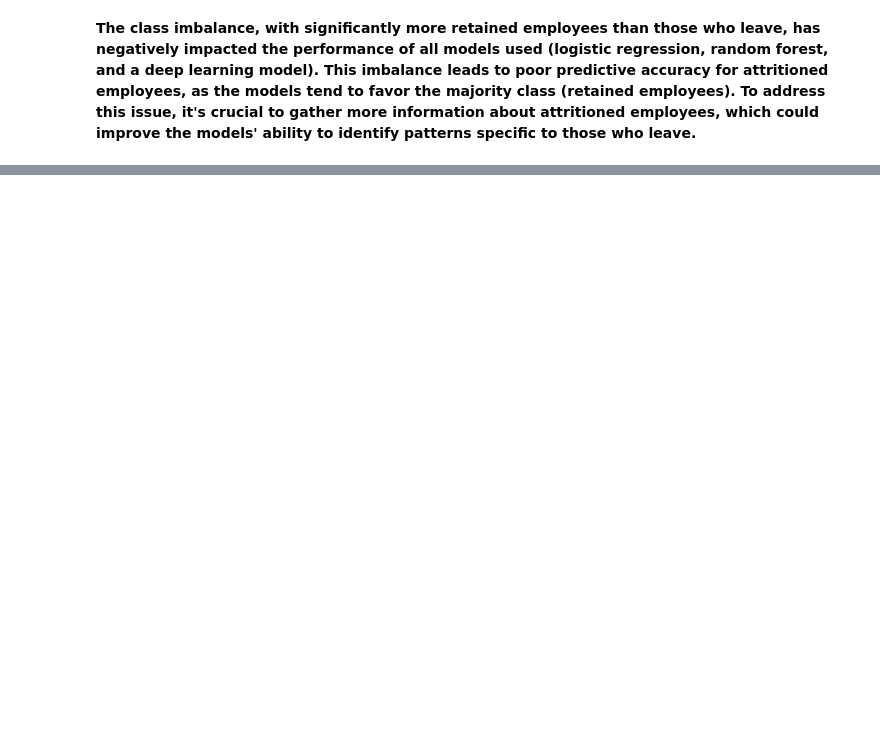
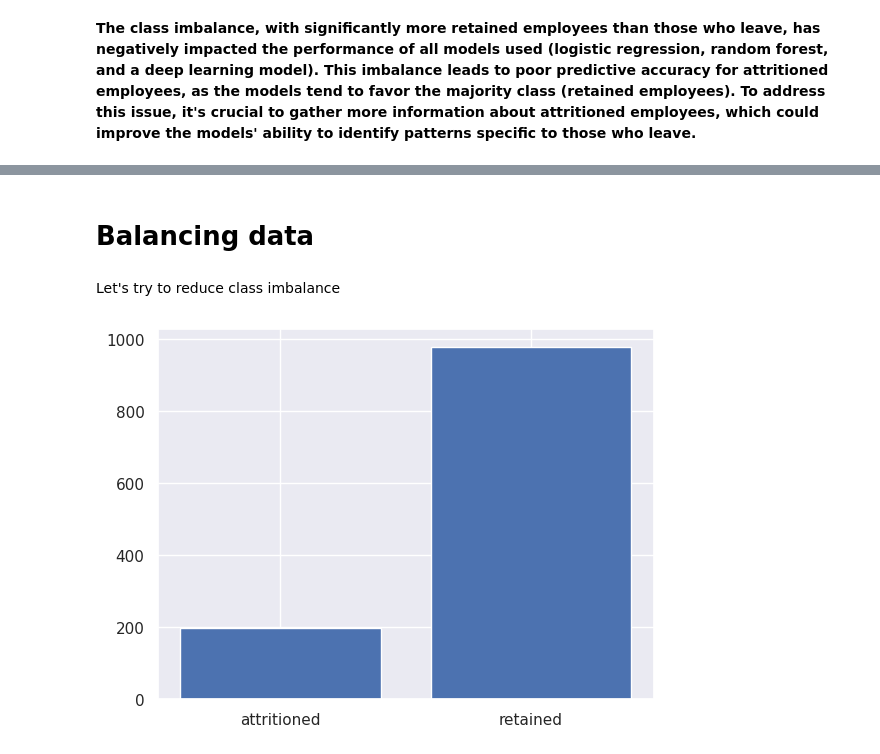
Before and after one commit to Tais19991/Data-Analysis, a Jupyter notebook: Employee_Attrition_Risk_Prediction/Employee_Attrition_Risk_Prediction(Multiple_Models).ipynb, the cells around one changed output, grey strips where cells are left out. Cells and saved outputs as stored; diff of their text form; code cells hidden in the pictures; blank space fills up the shorter version.

```diff
--- a/Attrition_Risk_Prediction__Multiple_Models/Attrition_Risk_Prediction(Multiple_Models).ipynb
+++ b/Employee_Attrition_Risk_Prediction/Employee_Attrition_Risk_Prediction(Multiple_Models).ipynb
@@ -798,0 +829,12 @@ Overall Performance:
+# %% [markdown]
+# Balancing data
+# %% [markdown]
+Let's try to reduce class imbalance
+# %%
+attritioned = y_train[y_train == 1].count()
+retained = y_train[y_train == 0].count()
+
+plt.bar(['attritioned', 'retained'], [attritioned, retained])
+plt.show()
+# %% [output]
+[figure, added]
```
Also changed, not shown: parts of 41 cells of this notebook, 1 other file.
